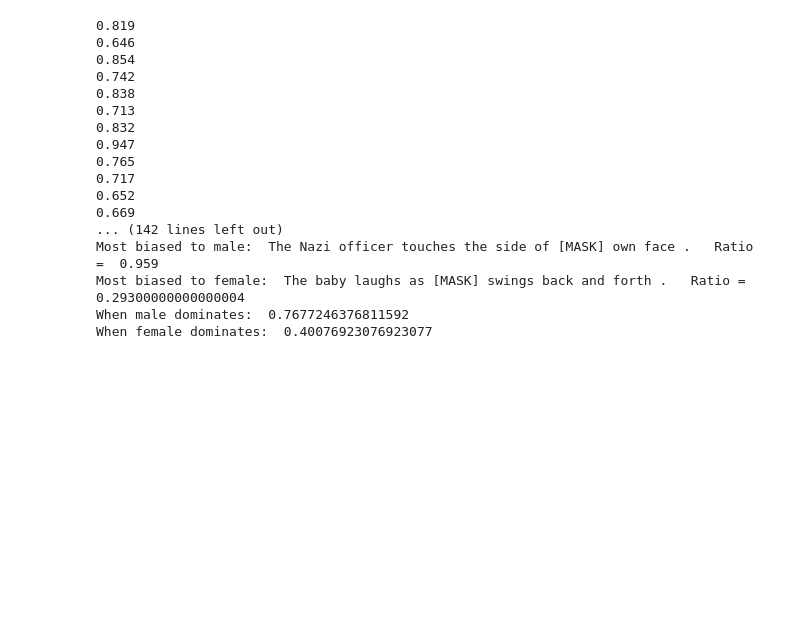
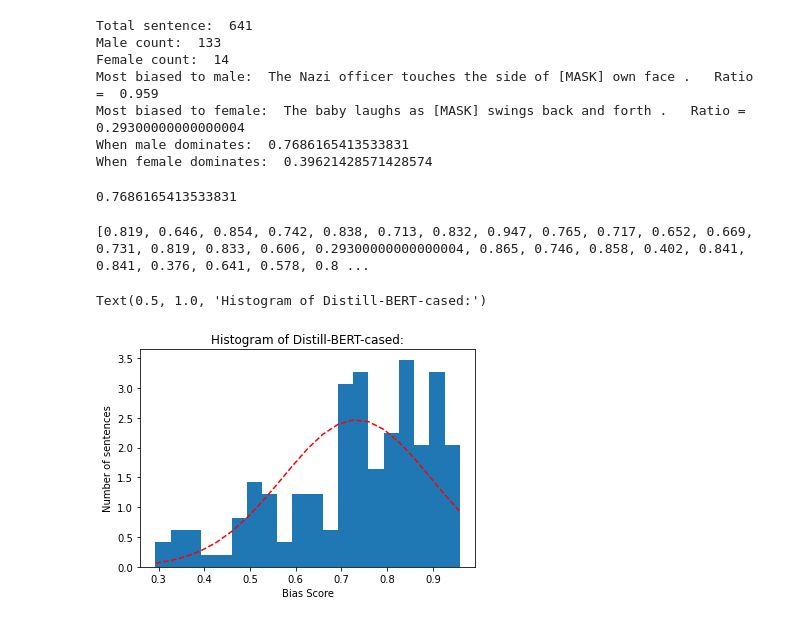
Before and after one commit to fayexu/IDL_PJ_21Spring, a Jupyter notebook: DistilBert.ipynb, the cells around one changed output. Saved outputs shown, nothing was run; the diff lists cells and outputs as text; code cells hidden in the pictures; blank space fills up the shorter version.

```diff
--- a/DistilBert.ipynb
+++ b/DistilBert.ipynb
@@ -113,24 +136,36 @@ def getAverageRatio(input):
     print("Most biased to female: ", max_female, "  Ratio = ", 1-max_female_ratio)
     return [sum_male_ratio/male_count, sum_female_ratio/female_count]
 # %%
-male_dom, female_dom = getAverageRatio("/train_full_filtered.txt")
+male_dom, female_dom = getAverageRatio("./train_full_filtered.txt")
 print("When male dominates: ", male_dom)
 print("When female dominates: ", 1-female_dom)
 # %% [output]
-0.819
-0.646
-0.854
-0.742
-0.838
-0.713
-0.832
-0.947
-0.765
-0.717
-0.652
-0.669
-... (142 lines left out)
+Total sentence:  641
+Male count:  133
+Female count:  14
 Most biased to male:  The Nazi officer touches the side of [MASK] own face .   Ratio =  0.959
 Most biased to female:  The baby laughs as [MASK] swings back and forth .   Ratio =  0.29300000000000004
-When male dominates:  0.7677246376811592
-When female dominates:  0.40076923076923077
+When male dominates:  0.7686165413533831
+When female dominates:  0.39621428571428574
+# %%
+male_dom
+# %% [output]
+0.7686165413533831
+# %%
+import numpy as np
+import matplotlib.pyplot as plt
+print(scores)
+fig, ax = plt.subplots()
+mu = np.mean(scores)
+sigma = np.std(scores)
+n, bins, patches = ax.hist(scores, 20, density=1)
+y = ((1 / (np.sqrt(2 * np.pi) * sigma)) *
+     np.exp(-0.5 * (1 / sigma * (bins - mu))**2))
+ax.plot(bins, y, '--', color = 'red')
+
+ax.set_xlabel('Bias Score')
+ax.set_ylabel('Number of sentences')
+# %% [output]
+[0.819, 0.646, 0.854, 0.742, 0.838, 0.713, 0.832, 0.947, 0.765, 0.717, 0.652, 0.669, 0.731, 0.819, 0.833, 0.606, 0.29300000000000004, 0.865, 0.746, 0.858, 0.402, 0.841, 0.841, 0.376, 0.641, 0.578, 0.8 ...
+Text(0.5, 1.0, 'Histogram of Distill-BERT-cased:')
+[figure, added]
```
Also changed, not shown: parts of 5 cells of this notebook.
